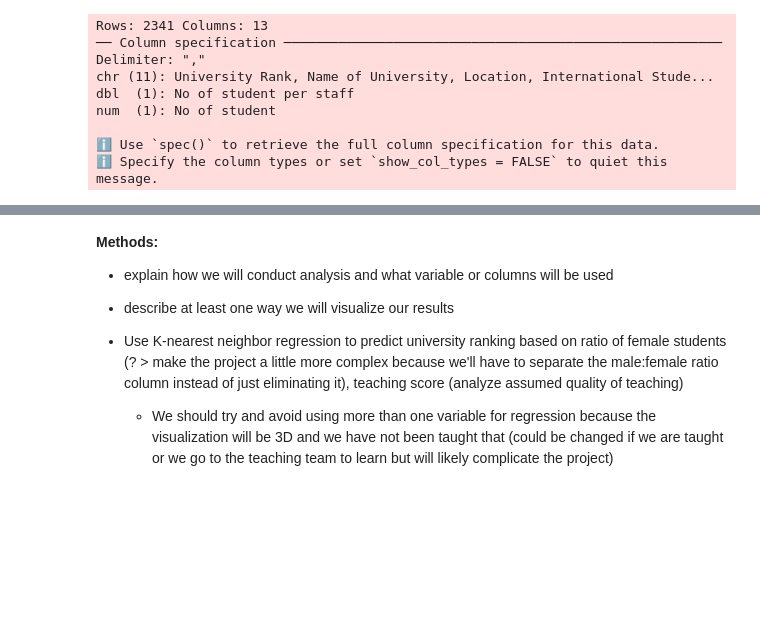
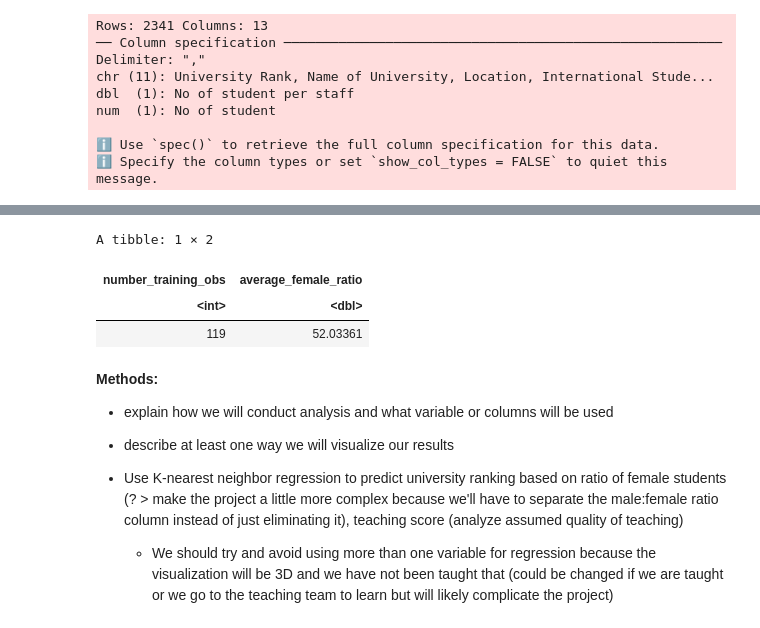
Before and after one commit to petercmh01/DSCI_004_Group_36, a Jupyter notebook: Project_Proposal_36.ipynb, the cells around one changed output, grey strips where cells are left out. Drawn from its saved outputs; the diff is of its cells as text; code cells hidden in the pictures; blank space fills up the shorter version.

```diff
--- a/Project_Proposal_36.ipynb
+++ b/Project_Proposal_36.ipynb
@@ -142,3 +123,16 @@ uni_ratio_plot
+# %%
+#summarize training set in one table
+training_table <- university_training |>
+    mutate(number_training_obs = nrow(university_training)) |>
+    mutate(average_female_ratio = mean(female_student_ratio)) |>
+    select(number_training_obs, average_female_ratio) |>
+    slice(1)
+training_table
+# %% [output]
+A tibble: 1 × 2
+| number_training_obs | average_female_ratio |
+| <int> | <dbl> |
+| 119 | 52.03361 |
 # %% [markdown]
 **Methods:**
 - explain how we will conduct analysis and what variable or columns will be used
```
Also changed, not shown: parts of 4 cells of this notebook.
